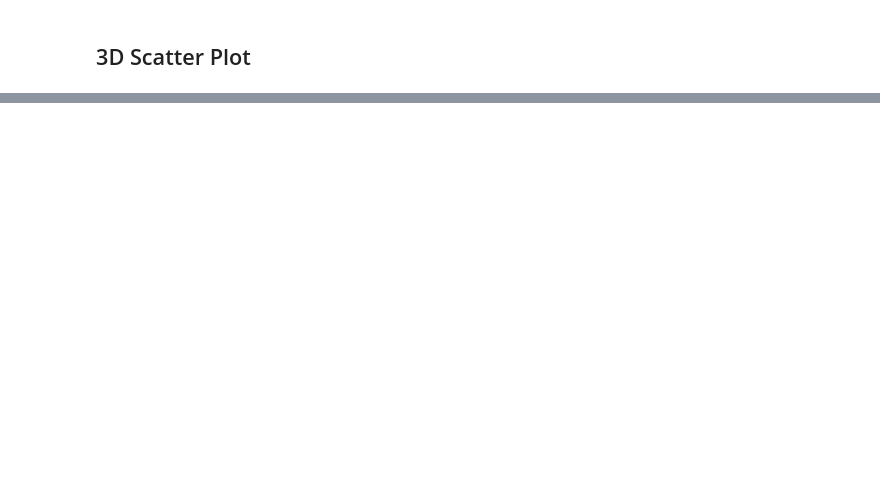
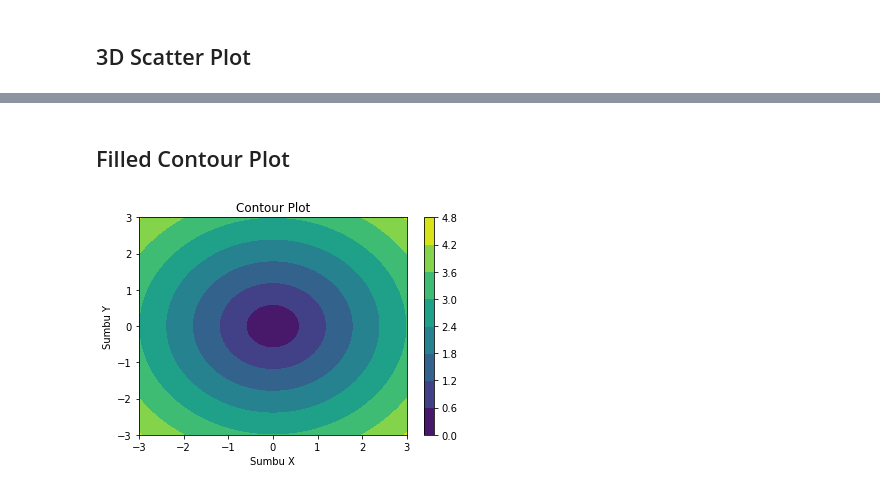
Before and after one commit to medievalgoose/matplotlib, a Jupyter notebook: Matplotlib-Week7.ipynb, the cells around one changed output, grey strips where cells are left out. Saved outputs shown, nothing was run; the diff lists cells and outputs as text; code cells hidden in the pictures; blank space fills up the shorter version.

```diff
--- a/Matplotlib-Week7.ipynb
+++ b/Matplotlib-Week7.ipynb
@@ -67,0 +108,13 @@ plt.show()
+# %% [markdown]
+## Filled Contour Plot
+# %%
+plt.contourf(x, y, z)
+plt.colorbar()
+
+plt.title('Contour Plot')
+plt.xlabel('Sumbu X')
+plt.ylabel('Sumbu Y')
+
+plt.show()
+# %% [output]
+[figure, added]
```
Also changed, not shown: parts of 9 cells of this notebook.
